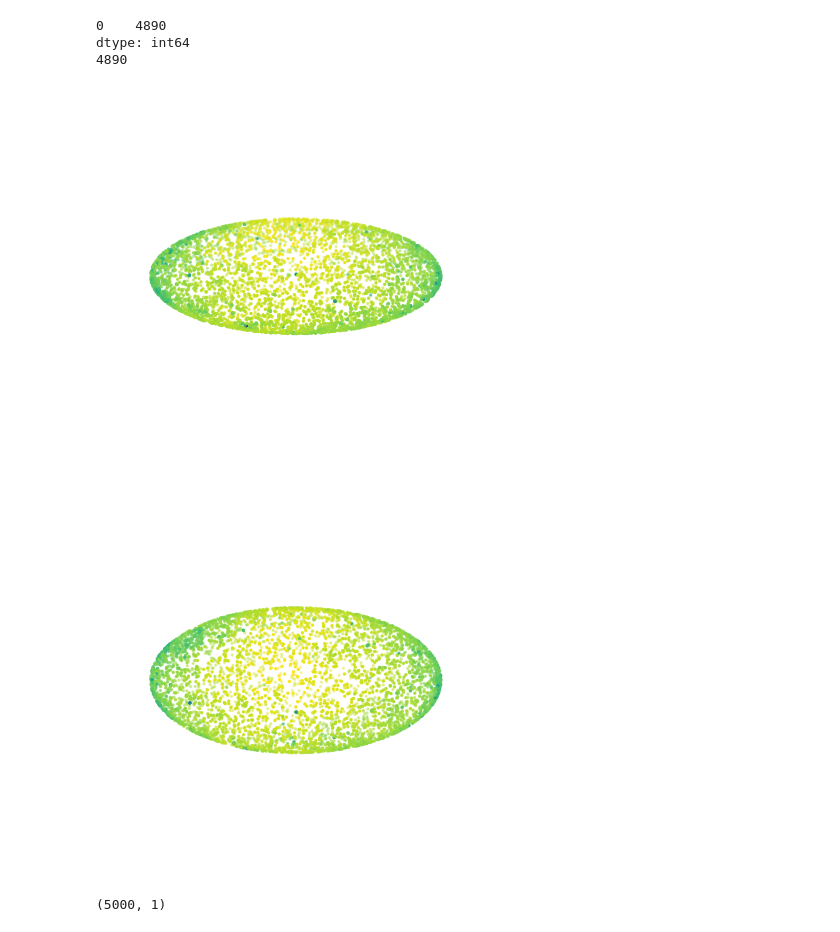
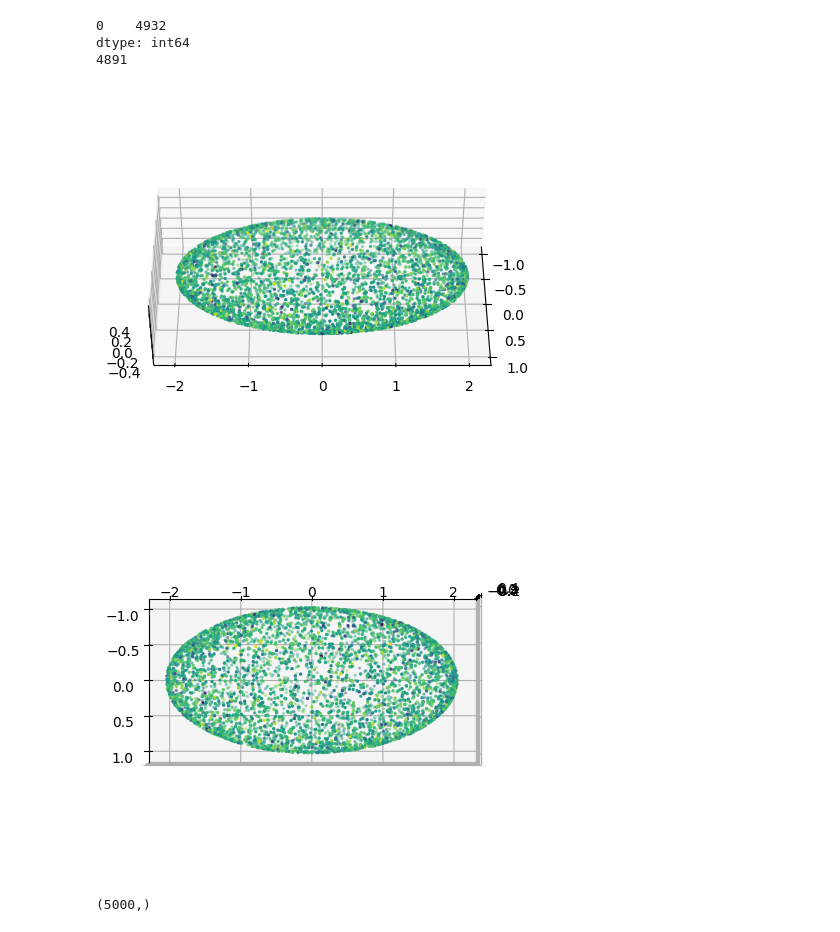
Before and after one commit to ZhangKaly/Principal-Curvature, a Jupyter notebook: src/plot_results_ellipsoid.ipynb, the cells around one changed output. Drawn from its saved outputs; the diff is of its cells as text; code cells hidden in the pictures.

```diff
--- a/src/plot_results_ellipsoid.ipynb
+++ b/src/plot_results_ellipsoid.ipynb
@@ -11,7 +11,7 @@ import pandas as pd
 df_list = []
 
 # Regular expression to match the filenames and extract IDs
-pattern = re.compile(r"curvature_ellipsoid_ratio_4_from_(\d+)_to_(\d+)\.csv")
+pattern = re.compile(r"curvature_ellipsoid_ratio_3.0_from_(\d+)_to_(\d+)\.csv")
 
 # Iterate over all files in the directory (replace '.' with your directory path)
 for filename in os.listdir('.'):
@@ -153,42 +153,43 @@ plt.hist(v)
 from matplotlib.colors import Normalize, TwoSlopeNorm
 
 num_eval = 5000
 v = final_df.values[:num_eval, :]
 # Visualize the point cloud
 # cc = v
 print((1-final_df.isna()).sum())
 # valid_ids = (v < 1.017).flatten()
-valid_ids = (v < 1017).flatten()
+valid_ids = (v < 1.017).flatten()
 print(valid_ids.sum())
 cc = - v[valid_ids]
 
+# cc = (cc - cc.mean())/cc.std()
 
 fig = plt.figure()
 ax = fig.add_subplot(111, projection='3d')
 scatter = ax.scatter(ellipsoid[valid_ids, 0], ellipsoid[valid_ids, 1], ellipsoid[valid_ids, 2], s=2, c = cc)#, cmap='plasma')
 # ax.set_title(f"Curvature on ellipsoid point cloud with {num_eval} points")
 ax.view_init(45, 0)
-plt.axis('off')
+# plt.axis('off')
 ax.set_aspect('equal')
 plt.savefig("ellipsoid_ratio_4.png", dpi = 300)
 
 
 fig = plt.figure()
 ax = fig.add_subplot(111, projection='3d')
 scatter = ax.scatter(ellipsoid[valid_ids, 0], ellipsoid[valid_ids, 1], ellipsoid[valid_ids, 2], s=2, c = cc)#, cmap='inferno')
 # ax.set_title(f"Curvature on ellipsoid point cloud with {num_eval} points")
 ax.view_init(90, 0)
-plt.axis('off')
+# plt.axis('off')
 ax.set_aspect('equal')
 plt.savefig("ellipsoid_birdview_ratio_4.png", dpi = 300)
 # %% [output]
-0    4890
+0    4932
 dtype: int64
-4890
+4891
-[figure, old version]
+[figure, new version]
-[figure, old version]
+[figure, new version]
 # %%
 valid_ids.shape
 # %% [output]
-(5000, 1)
+(5000,)
 # %%
```
Also changed, not shown: parts of 5 cells of this notebook, 5 other files.
